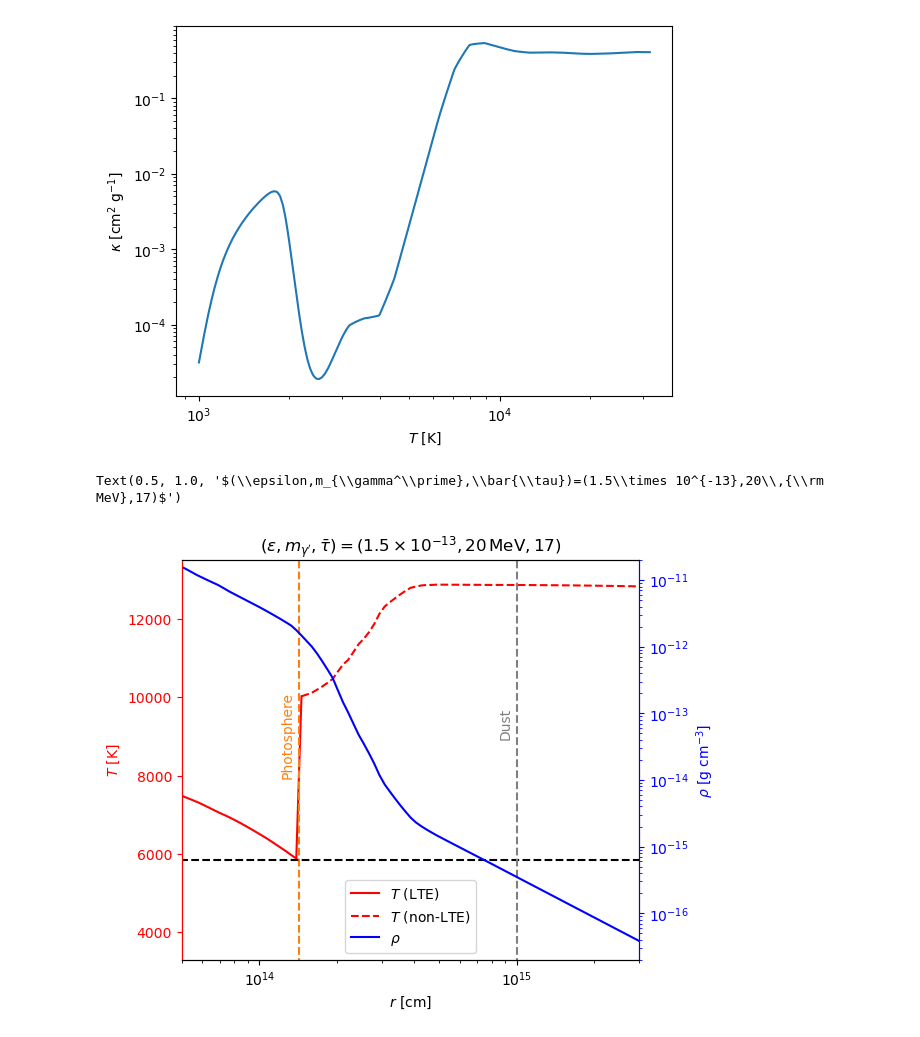
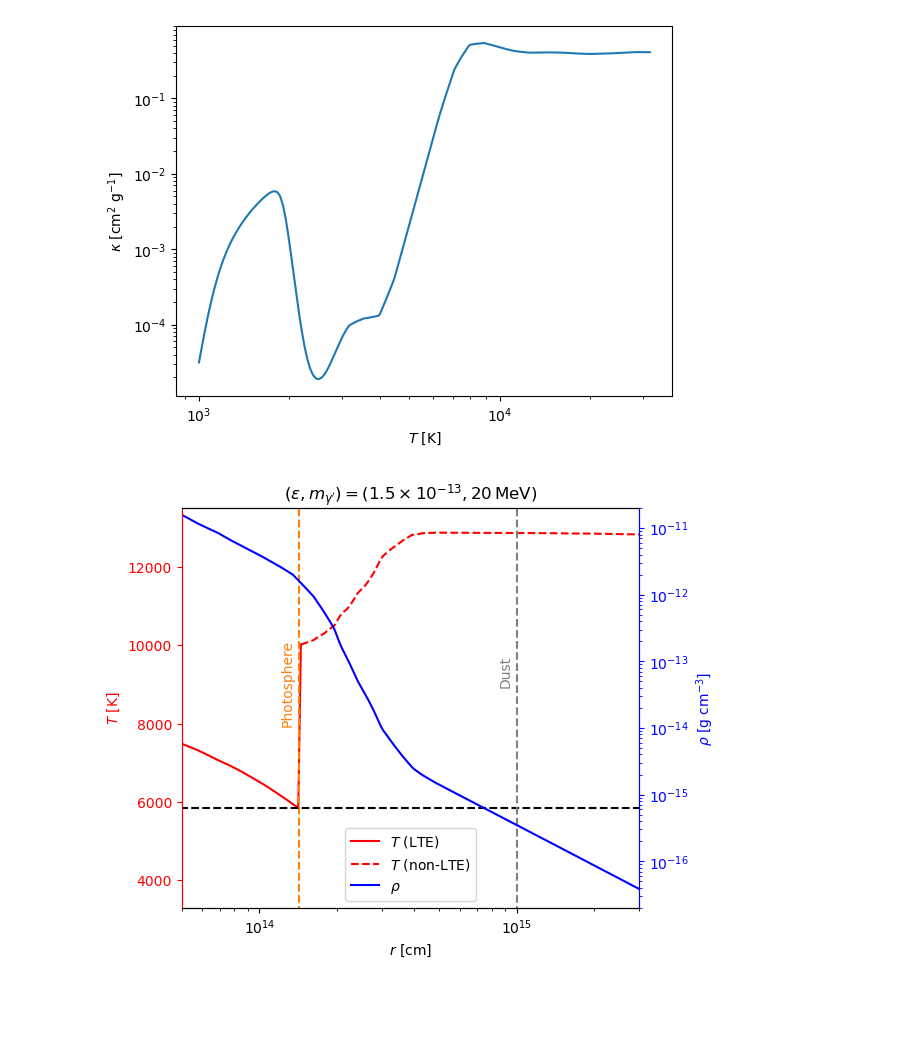
Before and after one commit to yenhsunlin/CSM_DP, a Jupyter notebook: plots.ipynb, the cells around one changed output. Drawn from its saved outputs; the diff is of its cells as text; code cells hidden in the pictures; blank space fills up the shorter version.

```diff
--- a/plots.ipynb
+++ b/plots.ipynb
@@ -73,14 +73,18 @@ def get_T_nonLTE(r,eps,mAp,SN_name='SN 2023ixf',SN_profile='LS220'):
         Teq = np.nan
 
     # Get temperature due to DP energy injection
-    T_wo_ion = get_T_no_ion(r,eps,mAp,efficiency=avg_eff,SN_name=SN_name,SN_profile=SN_profile)[0] # w/o ionization
-    T_wt_ion = get_T(r,eps,mAp,efficiency=avg_eff,include_rad=False,SN_name=SN_name,SN_profile=SN_profile)[0] # w/t ionization
+    try:
+        T_wt_ion = get_T(r,eps,mAp,efficiency=avg_eff,include_rad=False,SN_name=SN_name,SN_profile=SN_profile)[0] # w/t ionization
+    except:
+        T_wt_ion = np.nan
+    try:
+        T_wo_ion = get_T_no_ion(r,eps,mAp,efficiency=avg_eff,SN_name=SN_name,SN_profile=SN_profile)[0] # w/o ionization
+    except:
+        T_wo_ion = np.nan
 
-    if np.isnan(Teq):
-        pass
-    else:
-        if T_wo_ion >= Teq: T_wo_ion = Teq
-        if T_wt_ion >= Teq: T_wt_ion = Teq
+    if ~np.isnan(Teq):
+        if ~np.isnan(T_wo_ion) and T_wo_ion >= Teq: T_wo_ion = Teq
+        if ~np.isnan(T_wt_ion) and T_wt_ion >= Teq: T_wt_ion = Teq
     return T_wo_ion, T_wt_ion, Teq
 # %% [output]
   cannot be achieved, and that the returned result (if full_output = 1) is
@@ -89,7 +93,7 @@ def get_T_nonLTE(r,eps,mAp,SN_name='SN 2023ixf',SN_profile='LS220'):
 # %%
 SN_name = 'SN 2023ixf'
 SN_profile = 'LS220' # 'SFHo' or 'TF'
-CSM_radius = np.logspace(np.log10(5e13),np.log10(5e15),100) # default 50
+CSM_radius = np.logspace(np.log10(5e13),np.log10(5e15),200) # default 50
 
 interp_u = True # use look up table for internal function
 eps_val = 1.5e-13
@@ -299,34 +303,33 @@ ax1.set_xscale('log')
 ax1.set_ylim(3300,13500)
 ax1.set_xlim(5e13,3e15)
 
 ax1.text(r_photo/1.18,8000,r'Photosphere',rotation=90,fontsize=10,color='C1')
 ax1.text(1e15/1.18,9000,r'Dust',rotation=90,fontsize=10,color='gray')
 #ax1.text(7e13,11000,r'$\bar{\tau}\approx 17$',fontsize=10)
 
 # 3. 建立共用 X 軸的第二個座標軸 (ax2)
 ax2 = ax1.twinx()
 # 繪製右邊 Y 軸的線條
 
 color2 = 'blue'
 ax2.set_ylabel(r'$\rho$ [g cm$^{-3}$]', color=color2)
 ax2.plot(CSM_radius,CSM_density(CSM_radius), color=color2,label=r'$\rho$')
 
 #ax2.plot(CSM_radii,Q_mAp_102p32_MeV, color=color2, linestyle='--', linewidth=2)
 ax2.set_yscale('log')
 ax2.tick_params(axis='y', which='both', colors=color2)
 ax2.spines['left'].set_color(color)
 ax2.spines['right'].set_color(color2)
 ax2.set_ylim(2e-17,2e-11)
 
 
 lines1, labels1 = ax1.get_legend_handles_labels()
 lines2, labels2 = ax2.get_legend_handles_labels()
 
 ax1.legend(lines1 + lines2, labels1 + labels2, loc='lower center')
 
 fig.tight_layout()
-plt.title(r'$(\epsilon,m_{\gamma^\prime},\bar{\tau})=(1.5\times 10^{-13},20\,{\rm MeV},17)$')
-#plt.savefig(r'DenTprofile.pdf',bbox_inches='tight')
+plt.title(r'$(\epsilon,m_{\gamma^\prime})=(1.5\times 10^{-13},20\,{\rm MeV})$')
+plt.savefig(r'DenTprofile.pdf',bbox_inches='tight')
 # %% [output]
-Text(0.5, 1.0, '$(\\epsilon,m_{\\gamma^\\prime},\\bar{\\tau})=(1.5\\times 10^{-13},20\\,{\\rm MeV},17)$')
-[figure, old version]
+[figure, new version]
```
Also changed, not shown: parts of 3 cells of this notebook.
